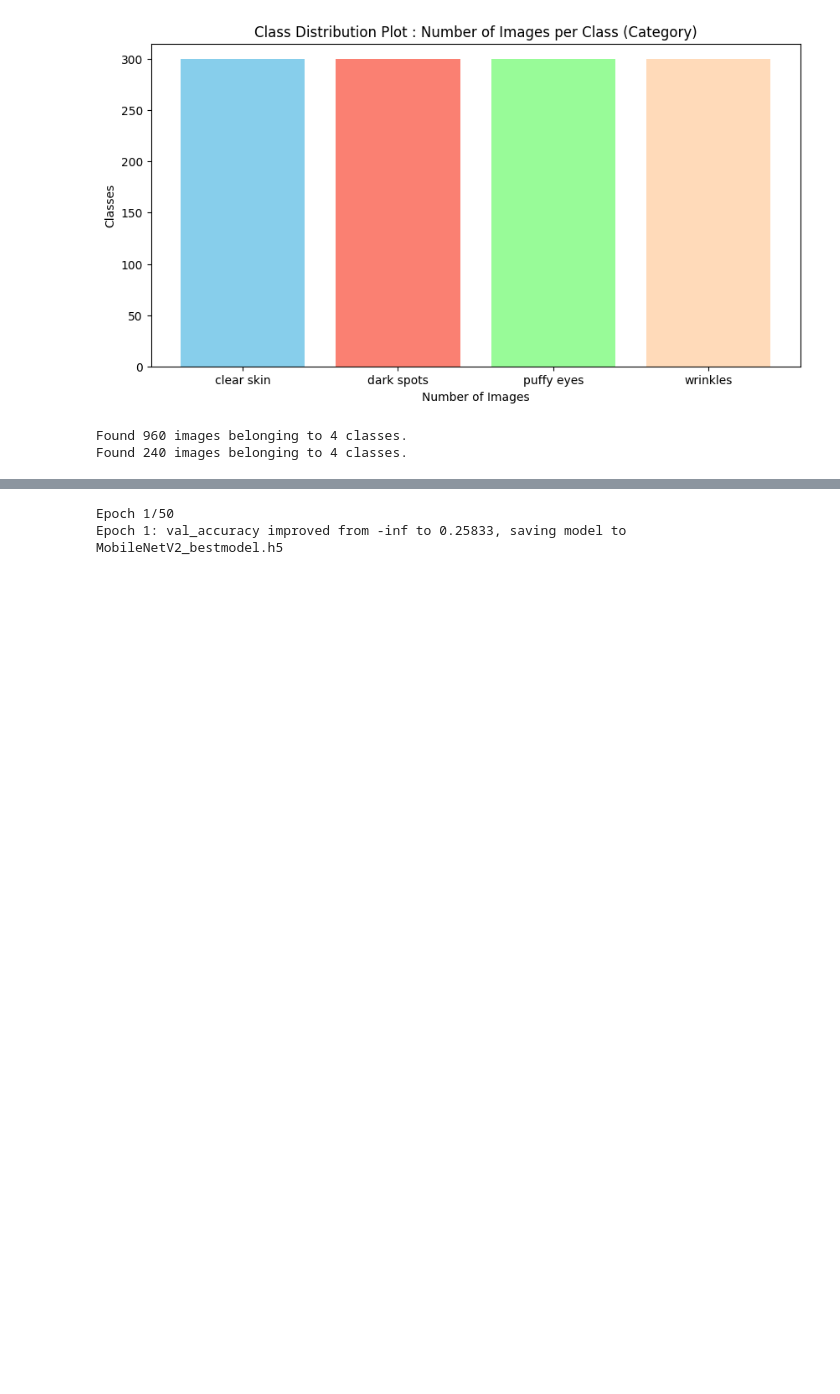
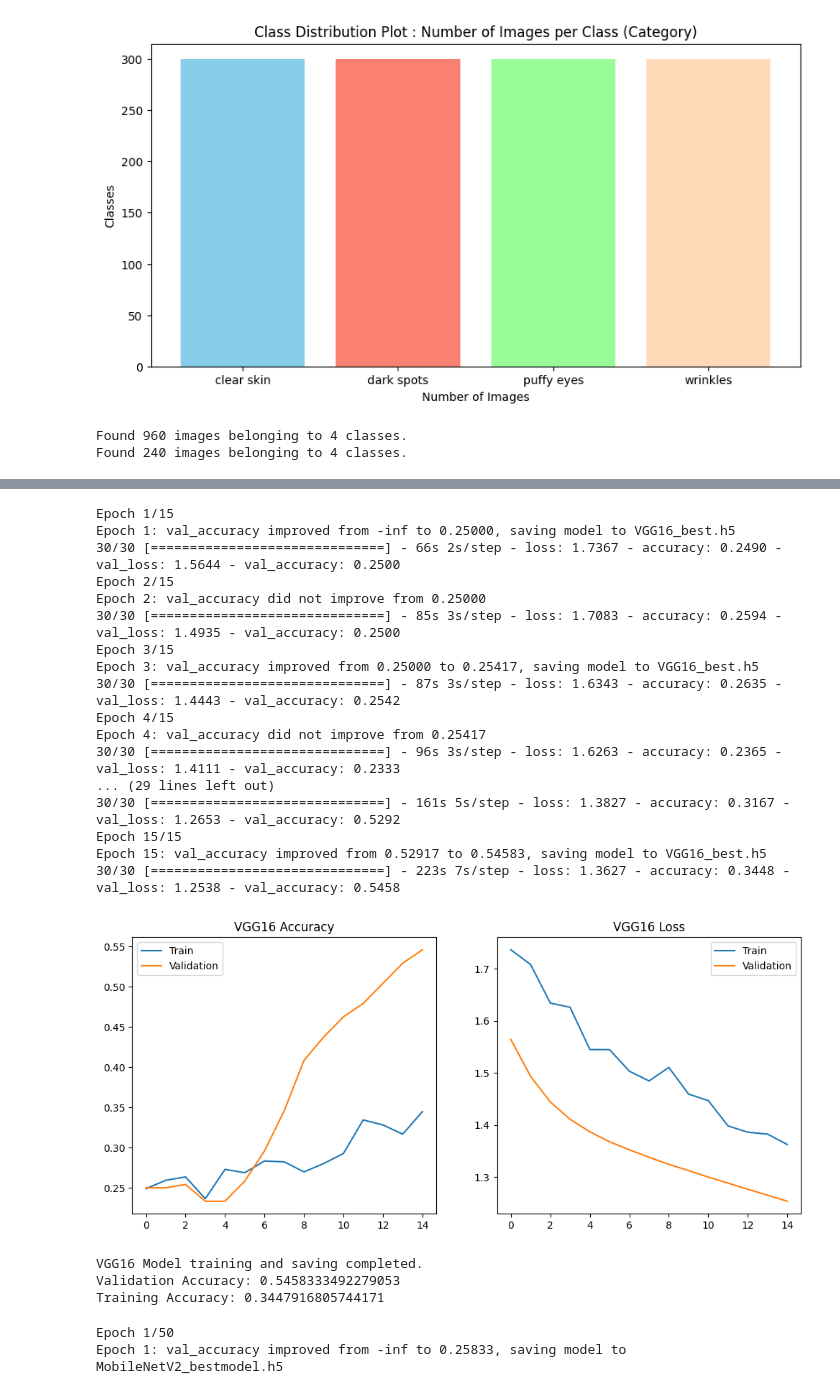
Before and after one commit to Springboard-Mentor-DermalScan/AI-DermalScan_Batch9, a Jupyter notebook: dermalscan.ipynb, the cells around one changed output, grey strips where cells are left out. Drawn from its saved outputs; the diff is of its cells as text; code cells hidden in the pictures; blank space fills up the shorter version.

```diff
--- a/dermalscan.ipynb
+++ b/dermalscan.ipynb
@@ -202,3 +403,65 @@ def build_model(base_model, num_classes, lr=1e-4, dropout_rate=0.4):
+# %%
+from tensorflow.keras.applications import VGG16
+
+base_model = VGG16(
+    weights='imagenet',
+    include_top=False,
+    input_shape=(224, 224, 3)
+)
+
+model = build_model(base_model, train_generator.num_classes)
+
+callbacks = [
+    EarlyStopping(
+        monitor='val_accuracy',
+        patience=6,
+        restore_best_weights=True
+    ),
+    ModelCheckpoint(
+    filepath="VGG16_best.h5",
+    monitor="val_accuracy",
+    save_best_only=True,
+    save_weights_only=False,
+    verbose=1
+)
+]
+
+history_vgg = model.fit(
+    train_generator,
+    validation_data=valid_generator,
+    epochs=15,
+    callbacks=callbacks
+)
+
+model.save("VGG16.h5")
+
+
+plot_history(history_vgg, "VGG16")
+print("VGG16 Model training and saving completed.")
+print('Validation Accuracy:', max(history_vgg.history['val_accuracy']))
+print('Training Accuracy:', max(history_vgg.history['accuracy']))
+# %% [output]
+Epoch 1/15
+Epoch 1: val_accuracy improved from -inf to 0.25000, saving model to VGG16_best.h5
+30/30 [==============================] - 66s 2s/step - loss: 1.7367 - accuracy: 0.2490 - val_loss: 1.5644 - val_accuracy: 0.2500
+Epoch 2/15
+Epoch 2: val_accuracy did not improve from 0.25000
+30/30 [==============================] - 85s 3s/step - loss: 1.7083 - accuracy: 0.2594 - val_loss: 1.4935 - val_accuracy: 0.2500
+Epoch 3/15
+Epoch 3: val_accuracy improved from 0.25000 to 0.25417, saving model to VGG16_best.h5
+30/30 [==============================] - 87s 3s/step - loss: 1.6343 - accuracy: 0.2635 - val_loss: 1.4443 - val_accuracy: 0.2542
+Epoch 4/15
+Epoch 4: val_accuracy did not improve from 0.25417
+30/30 [==============================] - 96s 3s/step - loss: 1.6263 - accuracy: 0.2365 - val_loss: 1.4111 - val_accuracy: 0.2333
+... (29 lines left out)
+30/30 [==============================] - 161s 5s/step - loss: 1.3827 - accuracy: 0.3167 - val_loss: 1.2653 - val_accuracy: 0.5292
+Epoch 15/15
+Epoch 15: val_accuracy improved from 0.52917 to 0.54583, saving model to VGG16_best.h5
+30/30 [==============================] - 223s 7s/step - loss: 1.3627 - accuracy: 0.3448 - val_loss: 1.2538 - val_accuracy: 0.5458
+[figure, added]
+VGG16 Model training and saving completed.
+Validation Accuracy: 0.5458333492279053
+Training Accuracy: 0.3447916805744171
 # %%
 from tensorflow.keras.applications import MobileNetV2
 from tensorflow.keras.callbacks import EarlyStopping
```
Also changed, not shown: parts of 14 cells of this notebook, 3 other files.
